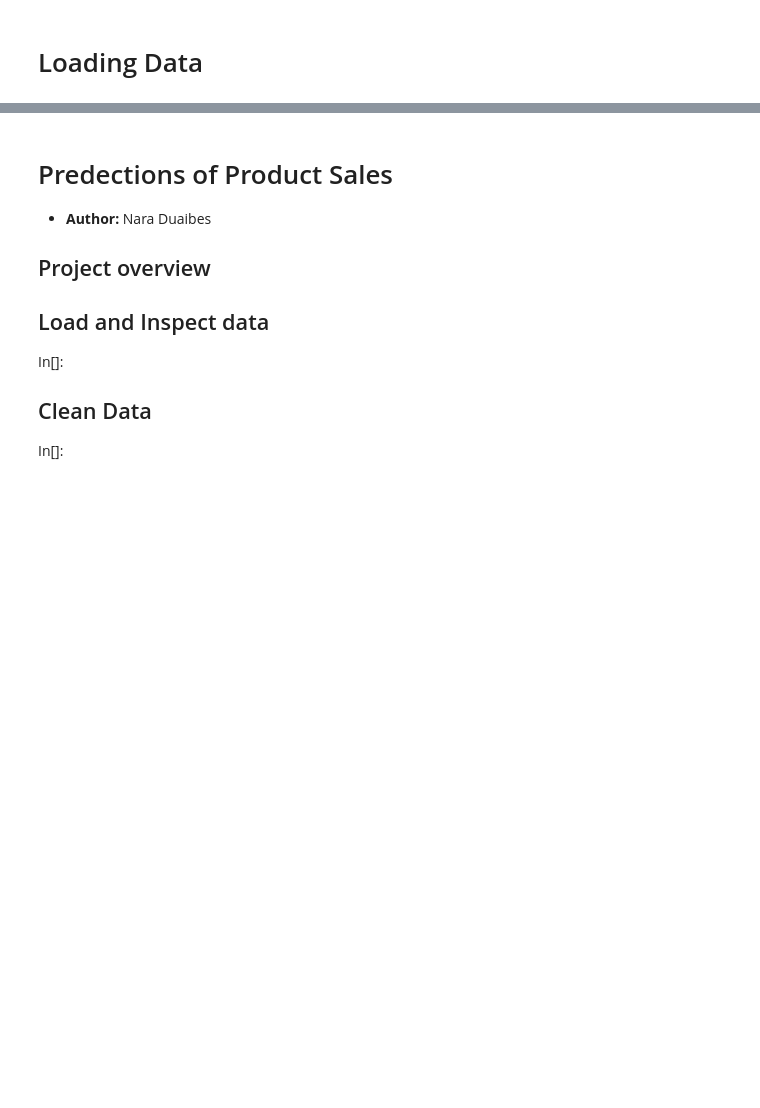
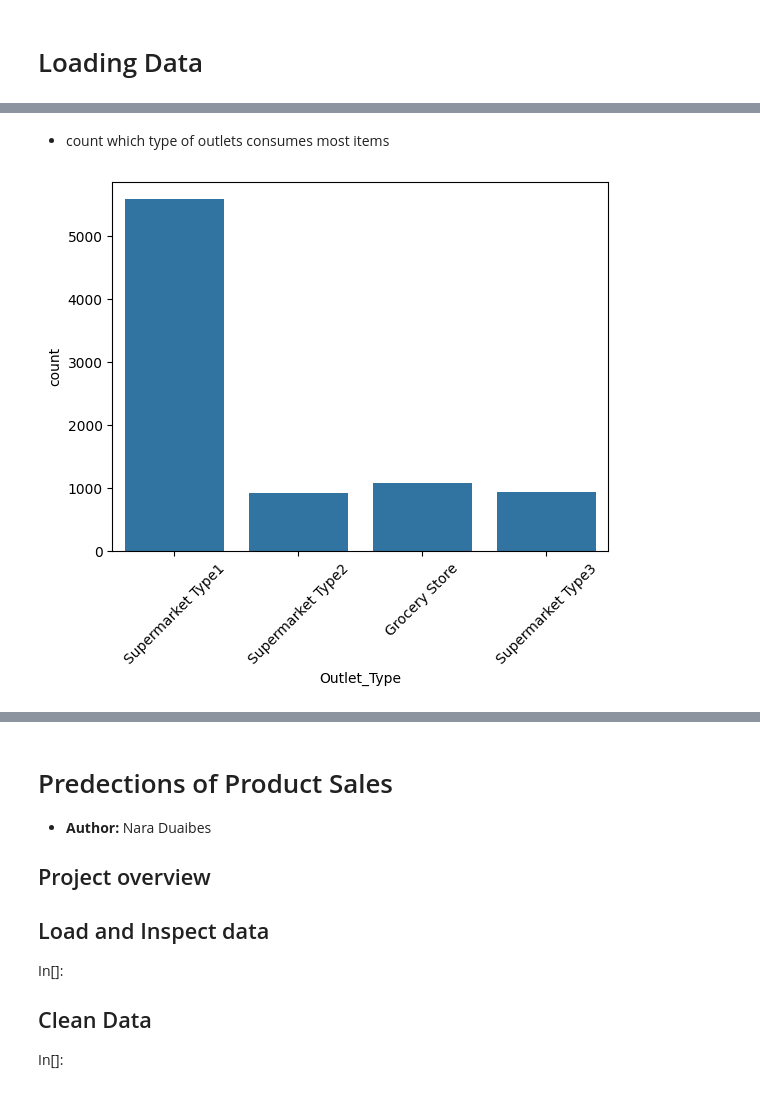
Before and after one commit to NaraDaibes/Predictions-Of-Product-Sales, a Jupyter notebook: project1.ipynb, the cells around one changed output, grey strips where cells are left out. Drawn from its saved outputs; the diff is of its cells as text; code cells hidden in the pictures; blank space fills up the shorter version.

```diff
--- a/project1.ipynb
+++ b/project1.ipynb
@@ -62,0 +230,7 @@ df.shape
+# %% [markdown]
+* count which type of outlets consumes most items
+# %%
+ax=sns.countplot(data=df, x='Outlet_Type')
+ax.tick_params(axis='x', rotation=45)
+# %% [output]
+[figure, added]
```
Also changed, not shown: parts of 30 cells of this notebook.
